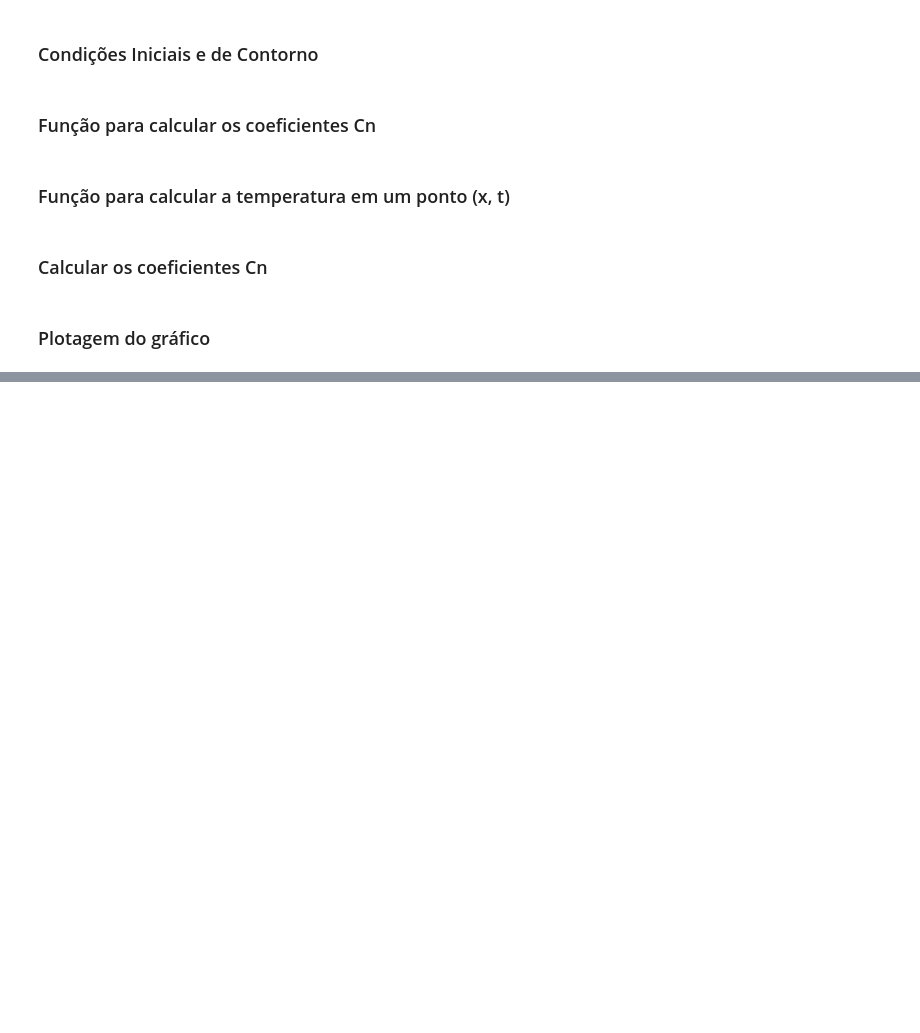
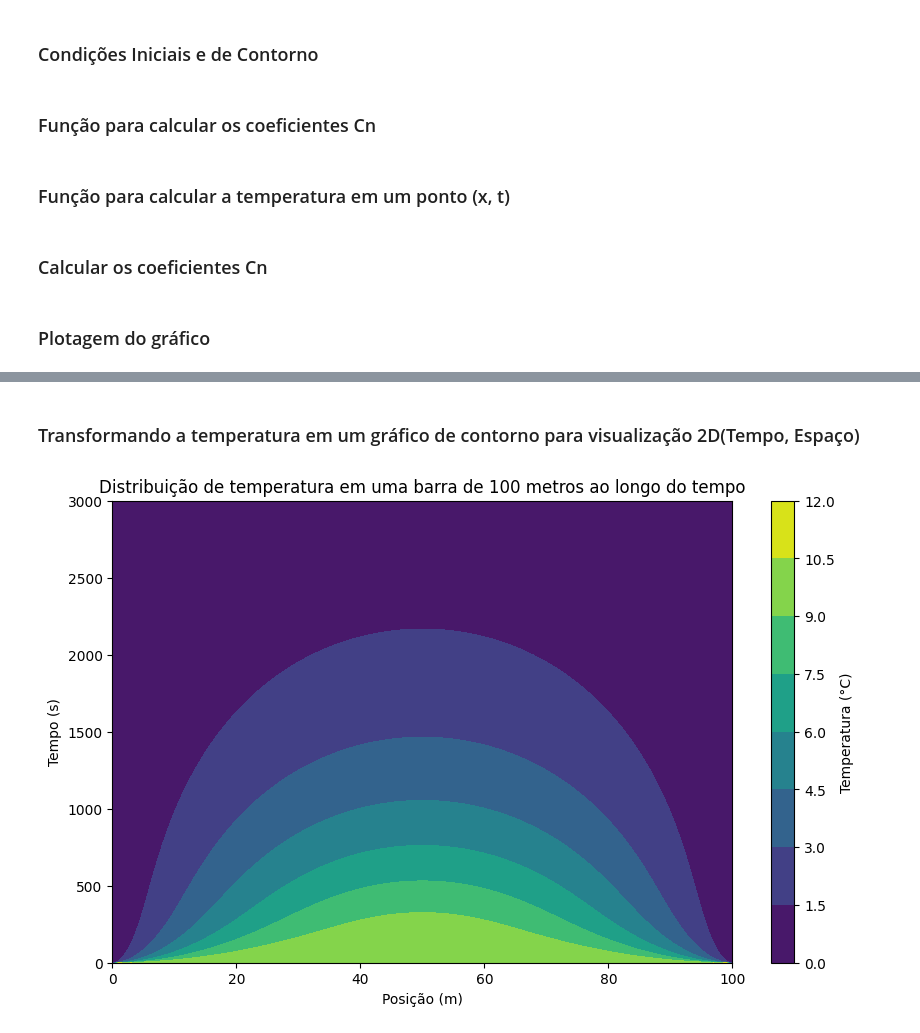
Before and after one commit to andreisilvasantos/Mestrado, a Jupyter notebook: Fundamentos Matematicos/equacao_calor.ipynb, the cells around one changed output, grey strips where cells are left out. Cells and saved outputs as stored; diff of their text form; code cells hidden in the pictures; blank space fills up the shorter version.

```diff
--- a/Fundamentos Matematicos/equacao_calor.ipynb
+++ b/Fundamentos Matematicos/equacao_calor.ipynb
@@ -63,0 +65,12 @@ plt.show()
+# %% [markdown]
+### Transformando a temperatura em um gráfico de contorno para visualização 2D(Tempo, Espaço)
+# %%
+plt.figure(figsize=(10, 6))
+contour = plt.contourf(X, T, temperaturas, cmap='viridis')
+plt.colorbar(contour).set_label('Temperatura (°C)')
+plt.xlabel('Posição (m)')
+plt.ylabel('Tempo (s)')
+plt.title(f'Distribuição de temperatura em uma barra de {L} metros ao longo do tempo')
+plt.show()
+# %% [output]
+[figure, added]
```
Also changed, not shown: parts of 3 cells of this notebook.
